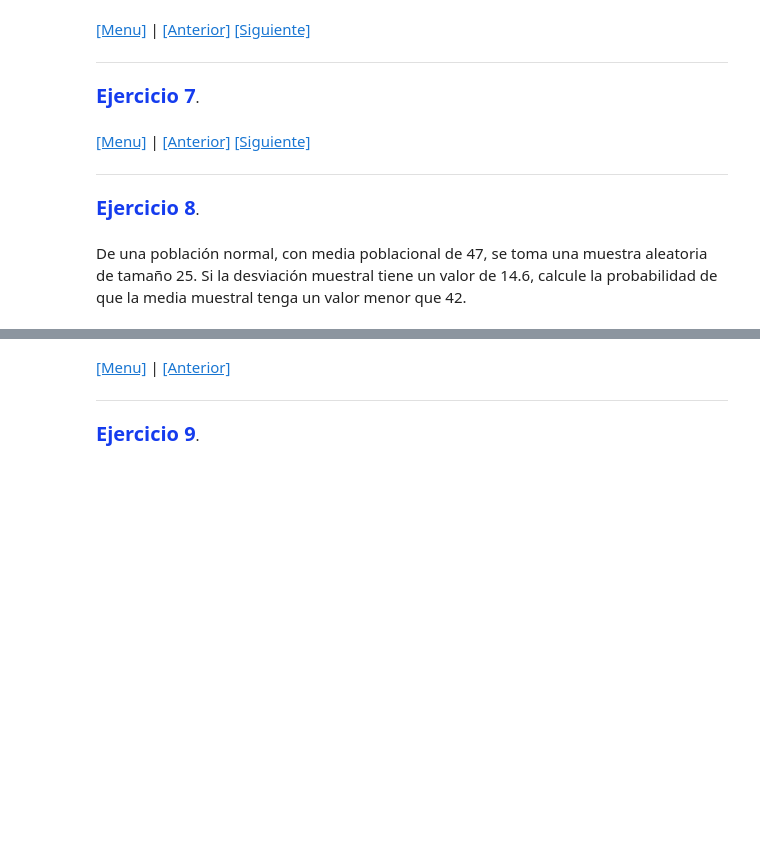
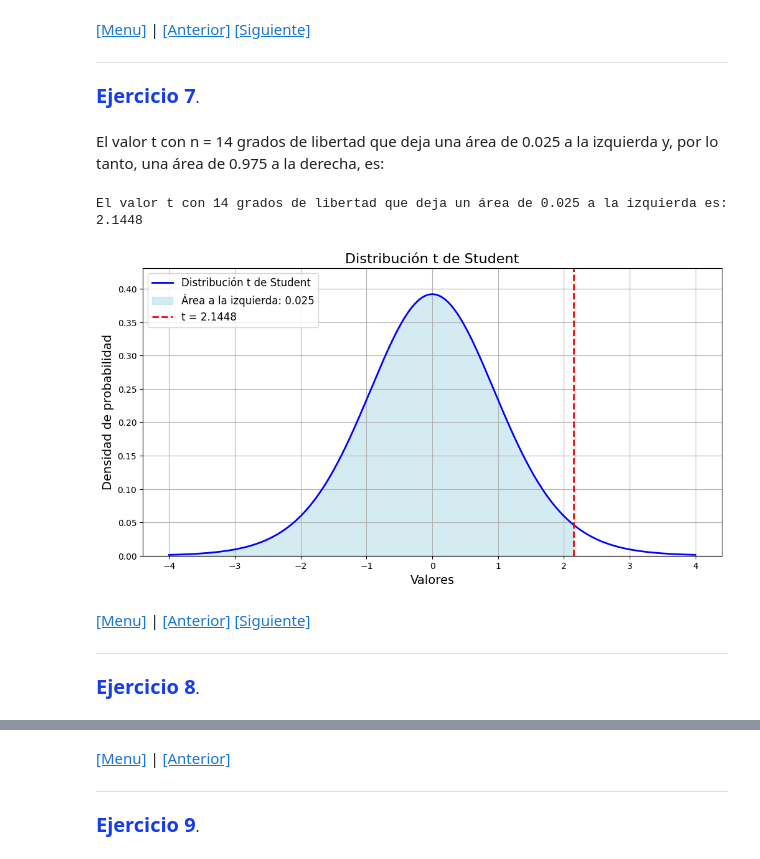
Before and after one commit to melaniesantiago/Ejercicios, a Jupyter notebook: ejercicios-t-student.ipynb, the cells around one changed output, grey strips where cells are left out. Cells and saved outputs as stored; diff of their text form; code cells hidden in the pictures; blank space fills up the shorter version.

```diff
--- a/ejercicios-t-student.ipynb
+++ b/ejercicios-t-student.ipynb
@@ -712,6 +712,46 @@ Estadístico T: 2.31
 ___
 
 <span style="color: #153CEE; font-size: 20px; font-weight: bold;">Ejercicio 7</span>.
+# %% [markdown]
+<p>
+    El valor t con n = 14 grados de libertad que deja una área de 0.025 a la izquierda y, por lo tanto, una área de 0.975 a la derecha, es:
+</p>
+# %%
+import numpy as np
+import scipy.stats as stats
+import matplotlib.pyplot as plt
+
+# Grados de libertad
+df = 14
+
+# Cálculo del valor t para un área de 0.025 a la izquierda
+t_valor = stats.t.ppf(0.975, df)
+print(f"El valor t con {df} grados de libertad que deja un área de 0.025 a la izquierda es: {t_valor:.4f}")
+
+# Gráfica de la distribución t
+x_values = np.linspace(-4, 4, 1000)
+y_values = stats.t.pdf(x_values, df)
+
+plt.figure(figsize=(12, 6))
+plt.plot(x_values, y_values, label='Distribución t de Student', color='blue', linewidth=2)
+
+# Área a la izquierda de t_valor
+plt.fill_between(x_values, y_values, where=(x_values <= t_valor), color='lightblue', alpha=0.5,
+                 label=f'Área a la izquierda: {0.025:.3f}')
+
+# Línea vertical en el valor t
+plt.axvline(t_valor, color='red', linestyle='--', label=f't = {t_valor:.4f}', linewidth=2)
+
+plt.title('Distribución t de Student', fontsize=16)
+plt.xlabel('Valores', fontsize=14)
+plt.ylabel('Densidad de probabilidad', fontsize=14)
+plt.ylim(0, max(y_values) * 1.1)  # Ajustar límite superior del eje y
+plt.legend(fontsize=12)
+plt.grid()
+plt.show()
+# %% [output]
+El valor t con 14 grados de libertad que deja un área de 0.025 a la izquierda es: 2.1448
+[figure, added]
 # %% [markdown]
 <div id=ex_8></div>
 
@@ -719,7 +759,3 @@ ___
 ___
 
 <span style="color: #153CEE; font-size: 20px; font-weight: bold;">Ejercicio 8</span>.
-# %% [markdown]
-<p>
-    De una población normal, con media poblacional de 47, se toma una muestra aleatoria de tamaño 25. Si la desviación muestral tiene un valor de 14.6, calcule la probabilidad de que la media muestral tenga un valor menor que 42.
-</p>
```
Also changed, not shown: parts of 4 cells of this notebook.
